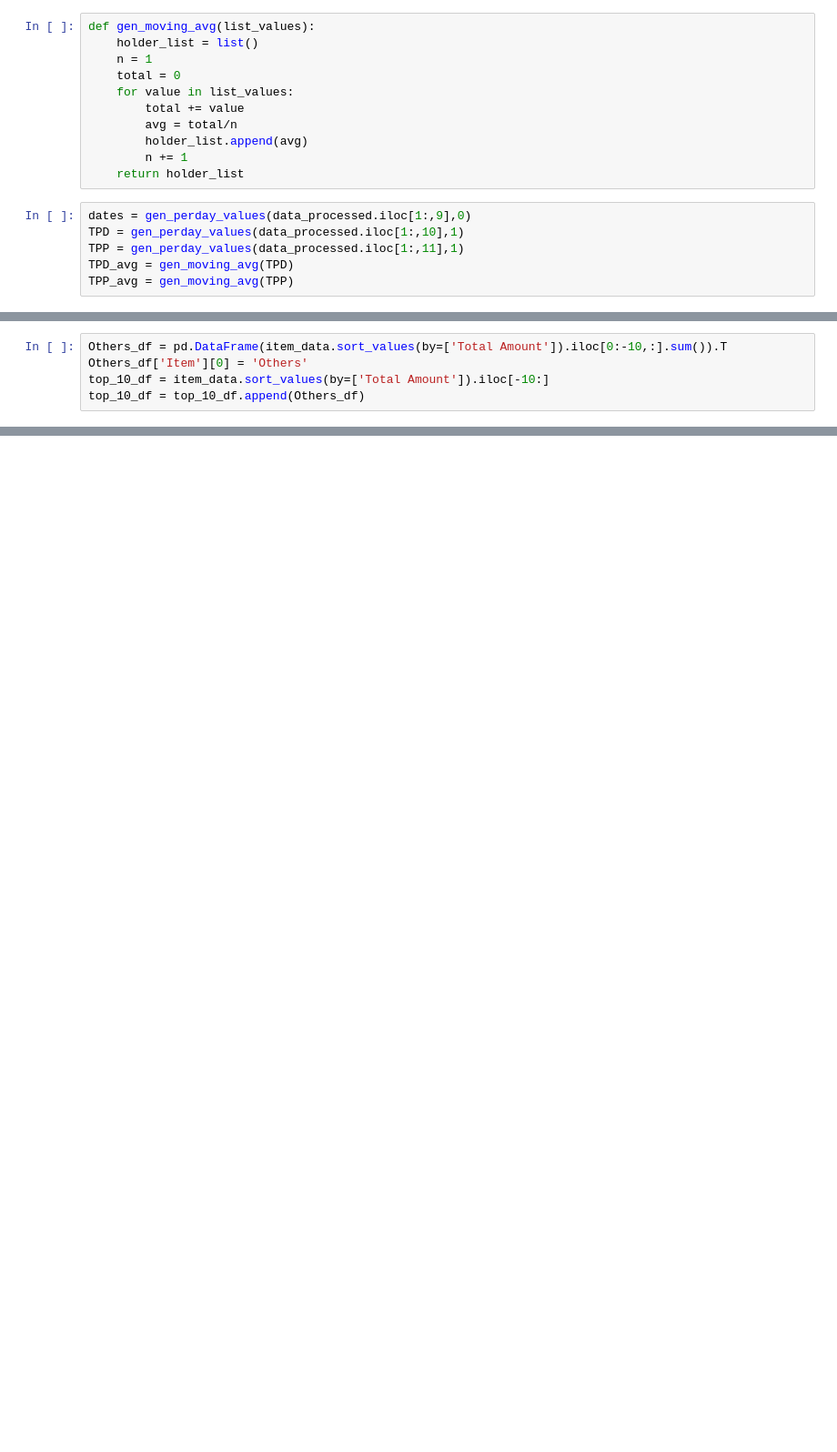
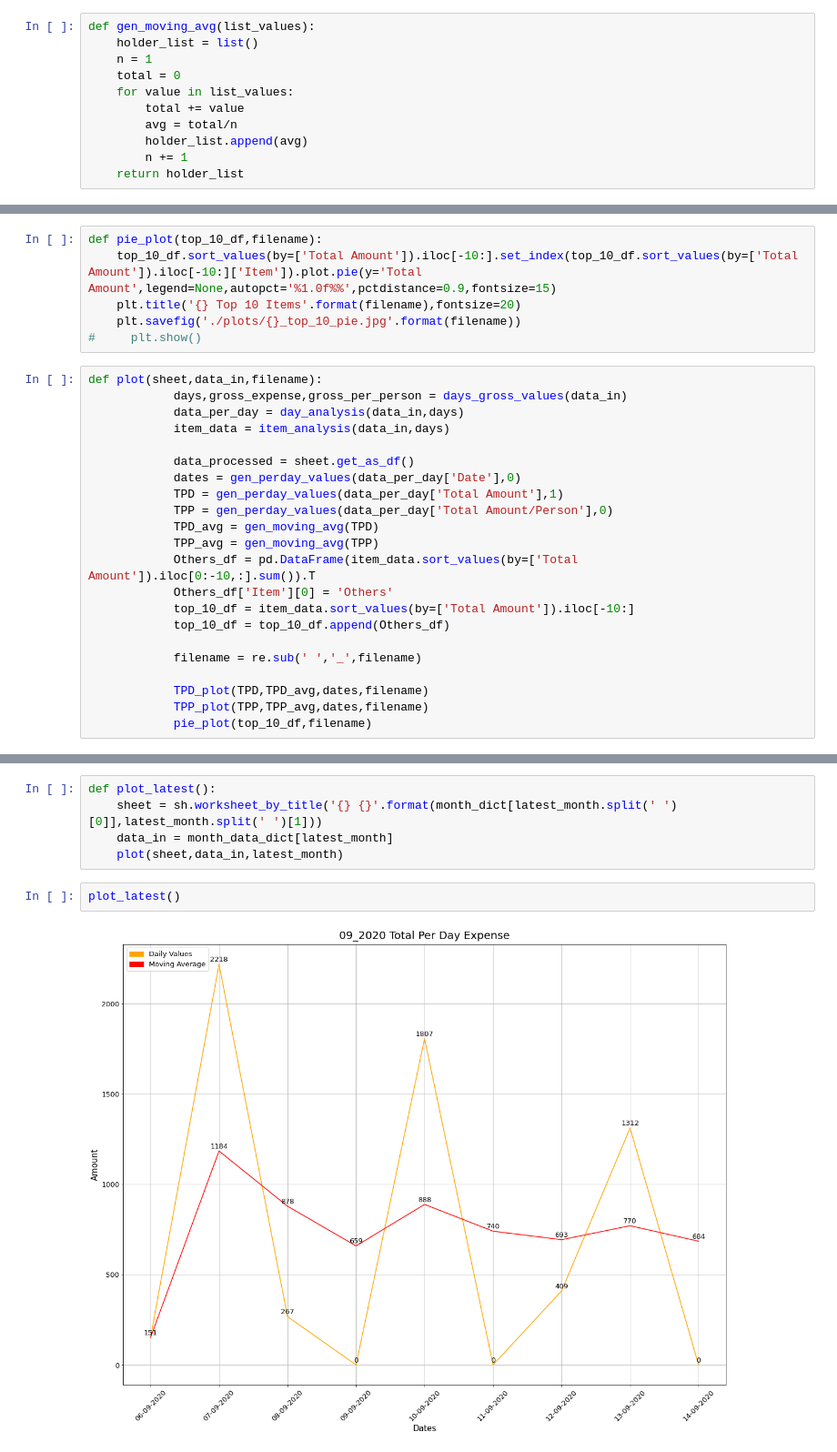
Before and after one commit to lexical-yoda/expense_manager, a Jupyter notebook: Lakh House.ipynb, the cells around one changed output, grey strips where cells are left out. Shown: that part at 91% size. Saved outputs shown, nothing was run; the diff lists cells and outputs as text; blank space fills up the shorter version.

Commit message:
added multiple month support and updation mechanics

```diff
--- a/Lakh House.ipynb
+++ b/Lakh House.ipynb
@@ -83,10 +163,4 @@ def gen_moving_avg(list_values):
         holder_list.append(avg)
         n += 1
     return holder_list
-# %%
-dates = gen_perday_values(data_processed.iloc[1:,9],0)
-TPD = gen_perday_values(data_processed.iloc[1:,10],1)
-TPP = gen_perday_values(data_processed.iloc[1:,11],1)
-TPD_avg = gen_moving_avg(TPD)
-TPP_avg = gen_moving_avg(TPP)
 # %%
@@ -148,5 +220,28 @@ plt.show()
+# %%
+def pie_plot(top_10_df,filename):
+    top_10_df.sort_values(by=['Total Amount']).iloc[-10:].set_index(top_10_df.sort_values(by=['Total Amount']).iloc[-10:]['Item']).plot.pie(y='Total Amount',legend=None,autopct='%1.0f%%',pctdistance=0.9,fontsize=15)
+    plt.title('{} Top 10 Items'.format(filename),fontsize=20)
+    plt.savefig('./plots/{}_top_10_pie.jpg'.format(filename))
+#     plt.show()
 # %%
-Others_df = pd.DataFrame(item_data.sort_values(by=['Total Amount']).iloc[0:-10,:].sum()).T
-Others_df['Item'][0] = 'Others'
-top_10_df = item_data.sort_values(by=['Total Amount']).iloc[-10:]
-top_10_df = top_10_df.append(Others_df)
+def plot(sheet,data_in,filename):
+            days,gross_expense,gross_per_person = days_gross_values(data_in)
+            data_per_day = day_analysis(data_in,days)
+            item_data = item_analysis(data_in,days)
+
+            data_processed = sheet.get_as_df()
+            dates = gen_perday_values(data_per_day['Date'],0)
+            TPD = gen_perday_values(data_per_day['Total Amount'],1)
+            TPP = gen_perday_values(data_per_day['Total Amount/Person'],0)
+            TPD_avg = gen_moving_avg(TPD)
+            TPP_avg = gen_moving_avg(TPP)
+            Others_df = pd.DataFrame(item_data.sort_values(by=['Total Amount']).iloc[0:-10,:].sum()).T
+            Others_df['Item'][0] = 'Others'
+            top_10_df = item_data.sort_values(by=['Total Amount']).iloc[-10:]
+            top_10_df = top_10_df.append(Others_df)
+
+            filename = re.sub(' ','_',filename)
+
+            TPD_plot(TPD,TPD_avg,dates,filename)
+            TPP_plot(TPP,TPP_avg,dates,filename)
+            pie_plot(top_10_df,filename)
@@ -157,0 +263,9 @@ plt.show()
+# %%
+def plot_latest():
+    sheet = sh.worksheet_by_title('{} {}'.format(month_dict[latest_month.split(' ')[0]],latest_month.split(' ')[1]))
+    data_in = month_data_dict[latest_month]
+    plot(sheet,data_in,latest_month)
+# %%
+plot_latest()
+# %% [output]
+[figure, added]
```
Also changed, not shown: parts of 34 cells of this notebook, 19 other files.
